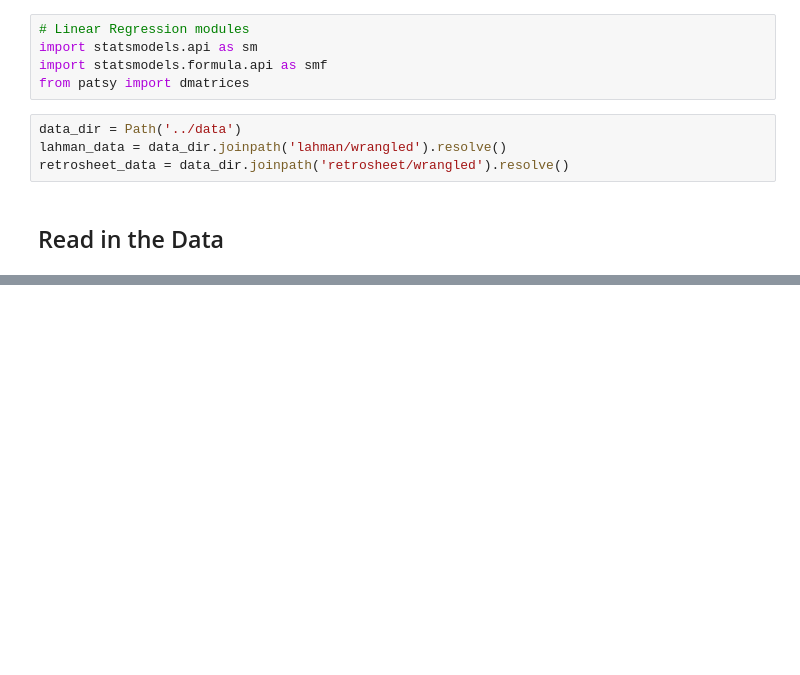
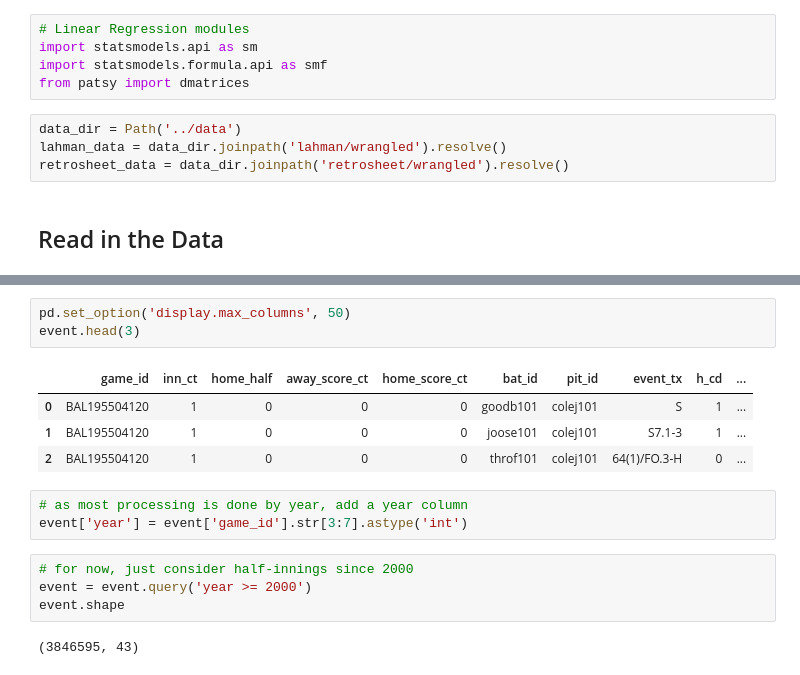
Before and after one commit to sdiehl28/baseball-analytics, a Jupyter notebook: baseball_jupyter_nb/04_LinearWeights_CSV.ipynb, the cells around one changed output, grey strips where cells are left out. Cells and saved outputs as stored; diff of their text form; blank space fills up the shorter version.

```diff
--- a/baseball_jupyter_nb/04_LinearWeights_CSV.ipynb
+++ b/baseball_jupyter_nb/04_LinearWeights_CSV.ipynb
@@ -344,0 +59,17 @@ print(f'{hr:4.2f}:{triple:4.2f}:{double:4.2f}:{single:4.2f}')
+# %%
+pd.set_option('display.max_columns', 50)
+event.head(3)
+# %% [output]
+|  | game_id | inn_ct | home_half | away_score_ct | home_score_ct | bat_id | pit_id | event_tx | h_cd | ... |
+| 0 | BAL195504120 | 1 | 0 | 0 | 0 | goodb101 | colej101 | S | 1 | ... |
+| 1 | BAL195504120 | 1 | 0 | 0 | 0 | joose101 | colej101 | S7.1-3 | 1 | ... |
+| 2 | BAL195504120 | 1 | 0 | 0 | 0 | throf101 | colej101 | 64(1)/FO.3-H | 0 | ... |
+# %%
+# as most processing is done by year, add a year column
+event['year'] = event['game_id'].str[3:7].astype('int')
+# %%
+# for now, just consider half-innings since 2000
+event = event.query('year >= 2000')
+event.shape
+# %% [output]
+(3846595, 43)
```
Also changed, not shown: parts of 56 cells of this notebook.
